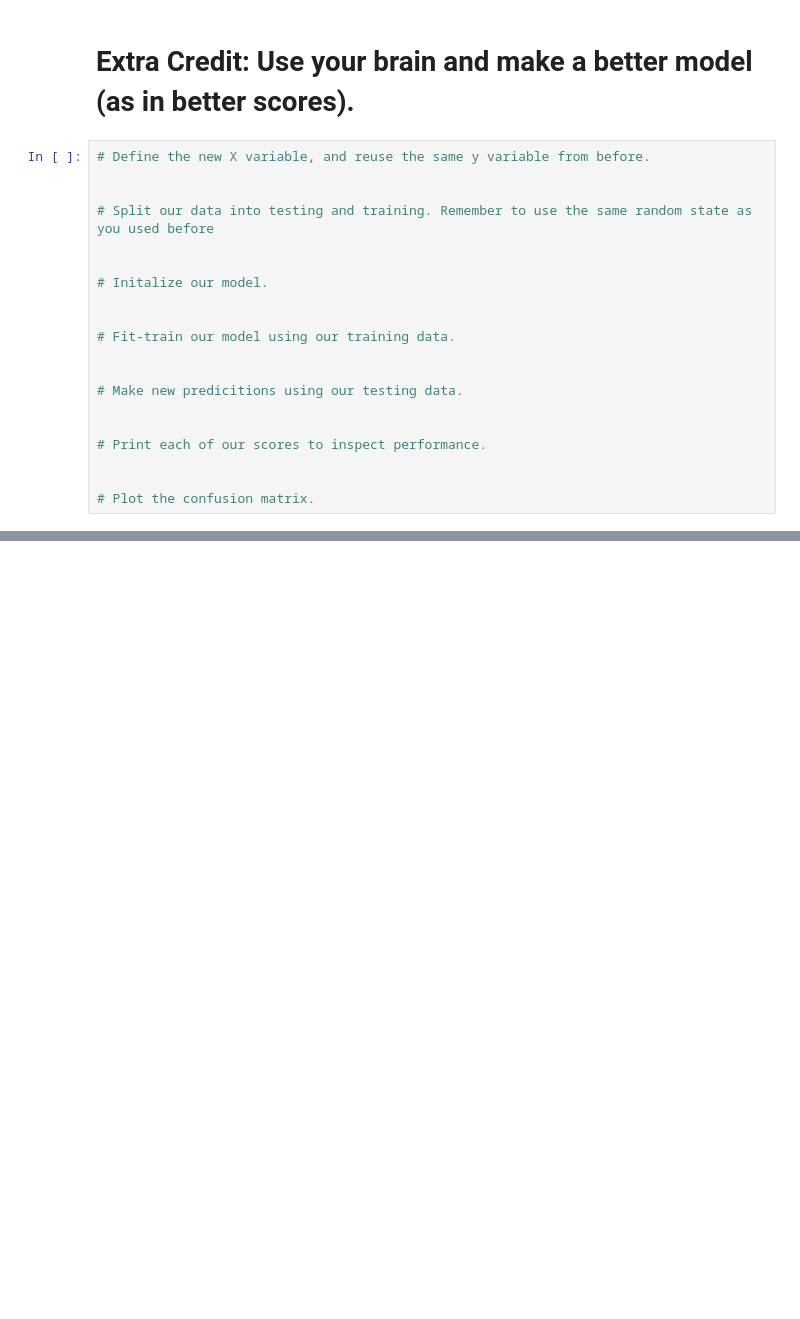
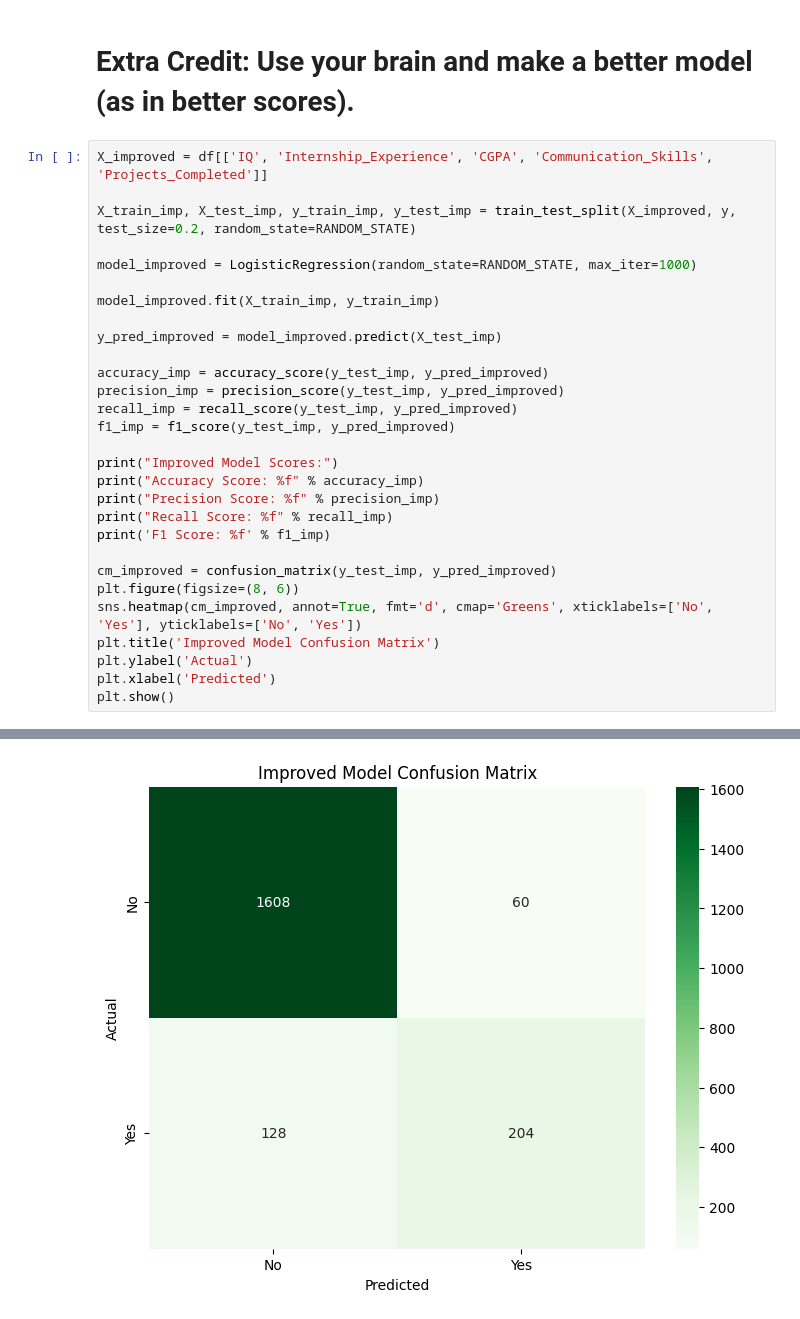
Before and after one commit to mmorcos434/ds-fall-2025-fri-1230, a Jupyter notebook: Week-07-Classification/homeworks/Fardin-Ahmed-Week-07-Exercise.ipynb, the cells around one changed output, grey strips where cells are left out. Drawn from its saved outputs; the diff is of its cells as text; blank space fills up the shorter version.

```diff
--- a/Week-07-Classification/homeworks/Fardin-Ahmed-Week-07-Exercise.ipynb
+++ b/Week-07-Classification/homeworks/Fardin-Ahmed-Week-07-Exercise.ipynb
@@ -182,22 +303,32 @@ Use `statsmodel` to create a summary report. Interpret the results.
 # %% [markdown]
 # Extra Credit: Use your brain and make a better model (as in better scores).
-# %%
-# Define the new X variable, and reuse the same y variable from before.
-
-
-# Split our data into testing and training. Remember to use the same random state as you used before
-
-
-# Initalize our model.
-
-
-# Fit-train our model using our training data.
-
-
-# Make new predicitions using our testing data.
-
-
-# Print each of our scores to inspect performance.
-
-
-# Plot the confusion matrix.
+# %%
+X_improved = df[['IQ', 'Internship_Experience', 'CGPA', 'Communication_Skills', 'Projects_Completed']]
+
+X_train_imp, X_test_imp, y_train_imp, y_test_imp = train_test_split(X_improved, y, test_size=0.2, random_state=RANDOM_STATE)
+
+model_improved = LogisticRegression(random_state=RANDOM_STATE, max_iter=1000)
+
+model_improved.fit(X_train_imp, y_train_imp)
+
+y_pred_improved = model_improved.predict(X_test_imp)
+
+accuracy_imp = accuracy_score(y_test_imp, y_pred_improved)
+precision_imp = precision_score(y_test_imp, y_pred_improved)
+recall_imp = recall_score(y_test_imp, y_pred_improved)
+f1_imp = f1_score(y_test_imp, y_pred_improved)
+
+print("Improved Model Scores:")
+print("Accuracy Score: %f" % accuracy_imp)
+print("Precision Score: %f" % precision_imp)
+print("Recall Score: %f" % recall_imp)
+print('F1 Score: %f' % f1_imp)
+
+cm_improved = confusion_matrix(y_test_imp, y_pred_improved)
+plt.figure(figsize=(8, 6))
+sns.heatmap(cm_improved, annot=True, fmt='d', cmap='Greens', xticklabels=['No', 'Yes'], yticklabels=['No', 'Yes'])
+plt.title('Improved Model Confusion Matrix')
+plt.ylabel('Actual')
+plt.xlabel('Predicted')
+plt.show()
+# %% [output]
@@ -203,0 +340 @@ Use `statsmodel` to create a summary report. Interpret the results.
+[figure, added]
```
Also changed, not shown: parts of 22 cells of this notebook.
